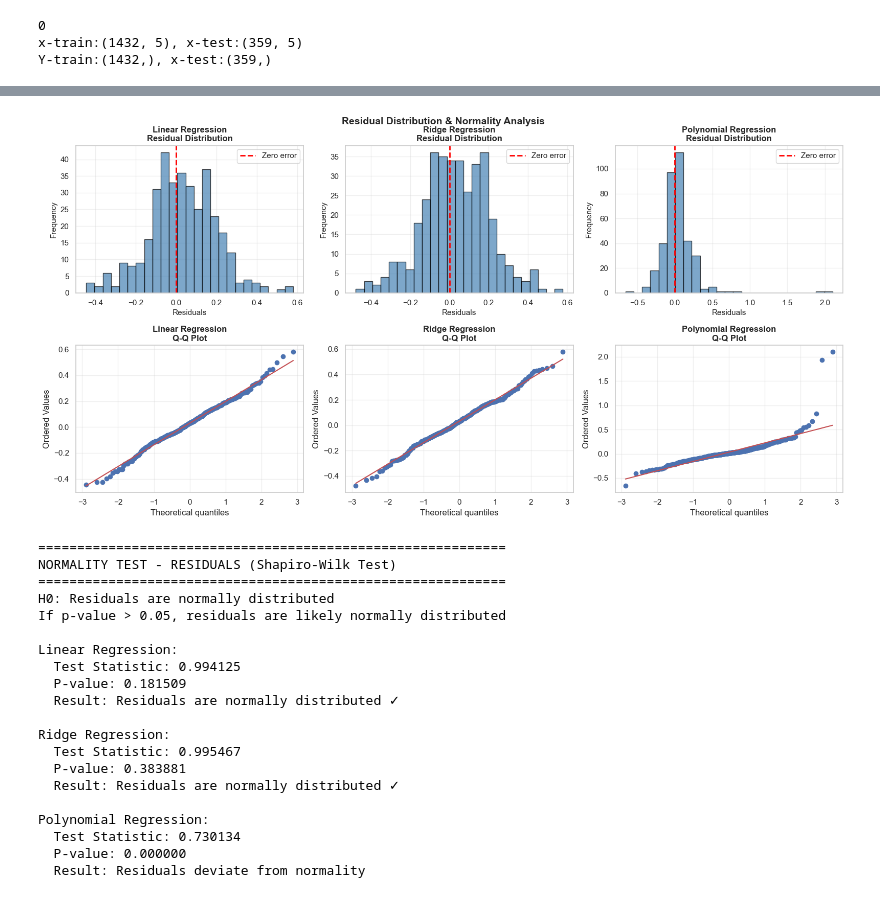
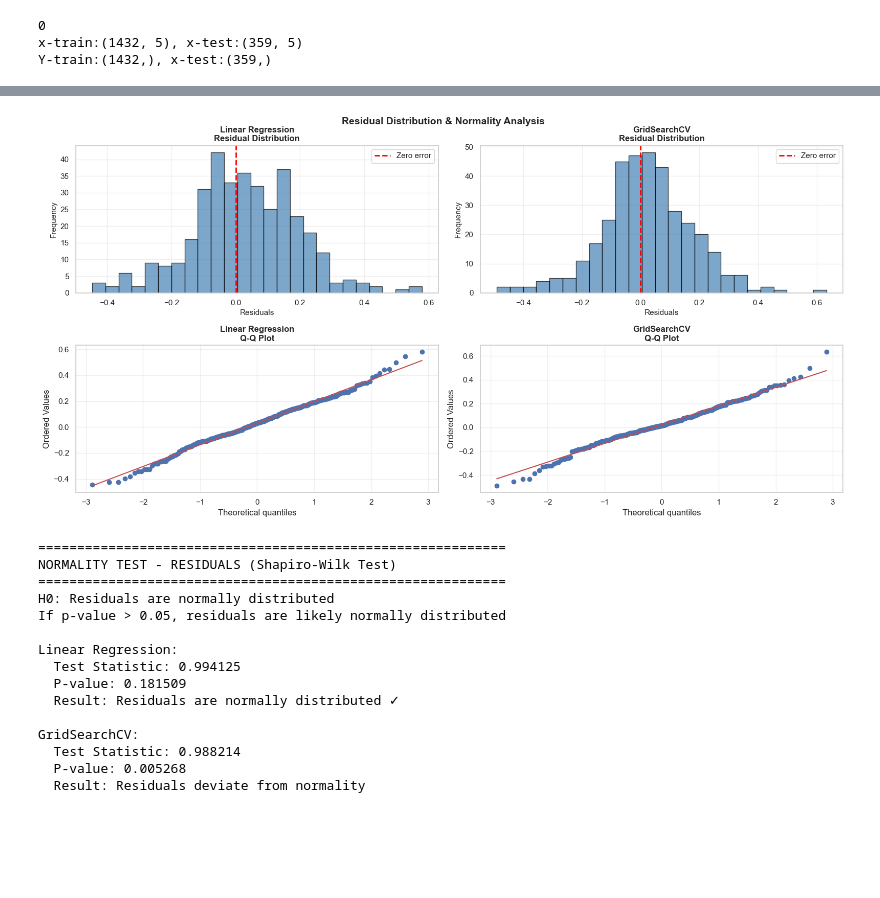
Before and after one commit to AsharArmoghan/Salary_Prediction_model, a Jupyter notebook: salary_prediction_model.ipynb, the cells around one changed output, grey strips where cells are left out. Cells and saved outputs as stored; diff of their text form; code cells hidden in the pictures; blank space fills up the shorter version.

Commit message:
applied grid search cv for polynomial model

```diff
--- a/salary_prediction_model.ipynb
+++ b/salary_prediction_model.ipynb
@@ -385,16 +373,15 @@ Predicted Salary for sample Polynomial Regression: $111,402.67
 ------------------------------
 # %%
 # Residual Plot - Model Accuracy Visualization
-fig, axes = plt.subplots(1, 3, figsize=(16, 5))
+fig, axes = plt.subplots(1, 2, figsize=(16, 5))
 
 # Calculate residuals for each model
 residuals_linear = Y_test - y_predict_li
-residuals_ridge = Y_test - y_predict_ri
-residuals_poly = Y_test - y_predict_po
+residuals_poly = Y_test - y_predict_gd
 
-models = ['Linear Regression', 'Ridge Regression', 'Polynomial Regression']
-predictions = [y_predict_li, y_predict_ri, y_predict_po]
-residuals_list = [residuals_linear, residuals_ridge, residuals_poly]
+models = ['Linear Regression', 'GridSearchCV']
+predictions = [y_predict_li, y_predict_gd]
+residuals_list = [residuals_linear, residuals_poly]
 
 # Plot residuals vs predicted values
 for idx, (ax, model_name, y_pred, residuals) in enumerate(
@@ -467,6 +452,6 @@ Ridge Regression:
 # %%
 # Residual Distribution Analysis
-fig, axes = plt.subplots(2, 3, figsize=(16, 8))
+fig, axes = plt.subplots(2, 2, figsize=(16, 8))
 
 for idx, (model_name, residuals) in enumerate(zip(models, residuals_list)):
     # Histogram
@@ -483,34 +468,34 @@ for idx, (model_name, residuals) in enumerate(zip(models, residuals_list)):
 
     # Q-Q Plot (to check normality)
     from scipy import stats
 
     ax_qq = axes[1, idx]
     stats.probplot(residuals, dist="norm", plot=ax_qq)
     ax_qq.set_title(f'{model_name}\nQ-Q Plot', fontsize=12, fontweight='bold')
     ax_qq.grid(True, alpha=0.3)
 
 plt.tight_layout()
 plt.suptitle(
     'Residual Distribution & Normality Analysis', fontsize=14, fontweight='bold', y=1.00
 )
 plt.show()
 
 print("\n" + "=" * 60)
 print("NORMALITY TEST - RESIDUALS (Shapiro-Wilk Test)")
 print("=" * 60)
 print("H0: Residuals are normally distributed")
 print("If p-value > 0.05, residuals are likely normally distributed\n")
 
 for model_name, residuals in zip(models, residuals_list):
     stat, p_value = stats.shapiro(residuals)
     print(f"{model_name}:")
     print(f"  Test Statistic: {stat:.6f}")
     print(f"  P-value: {p_value:.6f}")
     print(
         f"  Result: {'Residuals are normally distributed ✓' if p_value > 0.05 else 'Residuals deviate from normality'}\n"
     )
 # %% [output]
-[figure, old version]
+[figure, new version]
 ============================================================
 NORMALITY TEST - RESIDUALS (Shapiro-Wilk Test)
 ============================================================
@@ -522,12 +507,7 @@ Linear Regression:
   P-value: 0.181509
   Result: Residuals are normally distributed ✓
 
-Ridge Regression:
-  Test Statistic: 0.995467
-  P-value: 0.383881
-  Result: Residuals are normally distributed ✓
-
-Polynomial Regression:
-  Test Statistic: 0.730134
-  P-value: 0.000000
+GridSearchCV:
+  Test Statistic: 0.988214
+  P-value: 0.005268
   Result: Residuals deviate from normality
```
Also changed, not shown: parts of 3 cells of this notebook.
